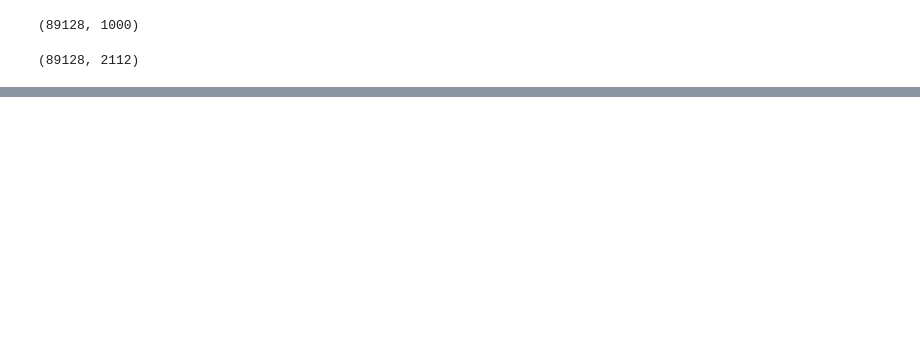
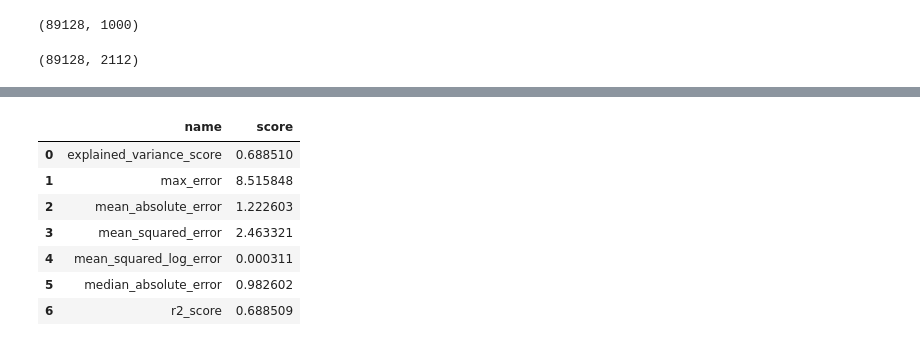
Before and after one commit to gauthiercler/wine-reviews, a Jupyter notebook: notebooks/model.ipynb, the cells around one changed output, grey strips where cells are left out. Saved outputs shown, nothing was run; the diff lists cells and outputs as text; code cells hidden in the pictures; blank space fills up the shorter version.

```diff
--- a/notebooks/model.ipynb
+++ b/notebooks/model.ipynb
@@ -79,0 +178,15 @@ graph
+# %%
+from sklearn.metrics import *
+
+def regression_report(y_true, y_pred):
+    metrics = [
+        explained_variance_score,
+        max_error,
+        mean_absolute_error,
+        mean_squared_error,
+        mean_squared_log_error,
+        median_absolute_error,
+        r2_score
+    ]
+    return pd.DataFrame([(metric.__name__, metric(y_true, y_pred)) for metric in metrics],
+                      columns=['name', 'score'])
@@ -79,0 +205,11 @@ graph
+# %%
+regression_report(y_pred, y_test)
+# %% [output]
+|  | name | score |
+| 0 | explained_variance_score | 0.688510 |
+| 1 | max_error | 8.515848 |
+| 2 | mean_absolute_error | 1.222603 |
+| 3 | mean_squared_error | 2.463321 |
+| 4 | mean_squared_log_error | 0.000311 |
+| 5 | median_absolute_error | 0.982602 |
+| 6 | r2_score | 0.688509 |
```
Also changed, not shown: parts of 7 cells of this notebook.
